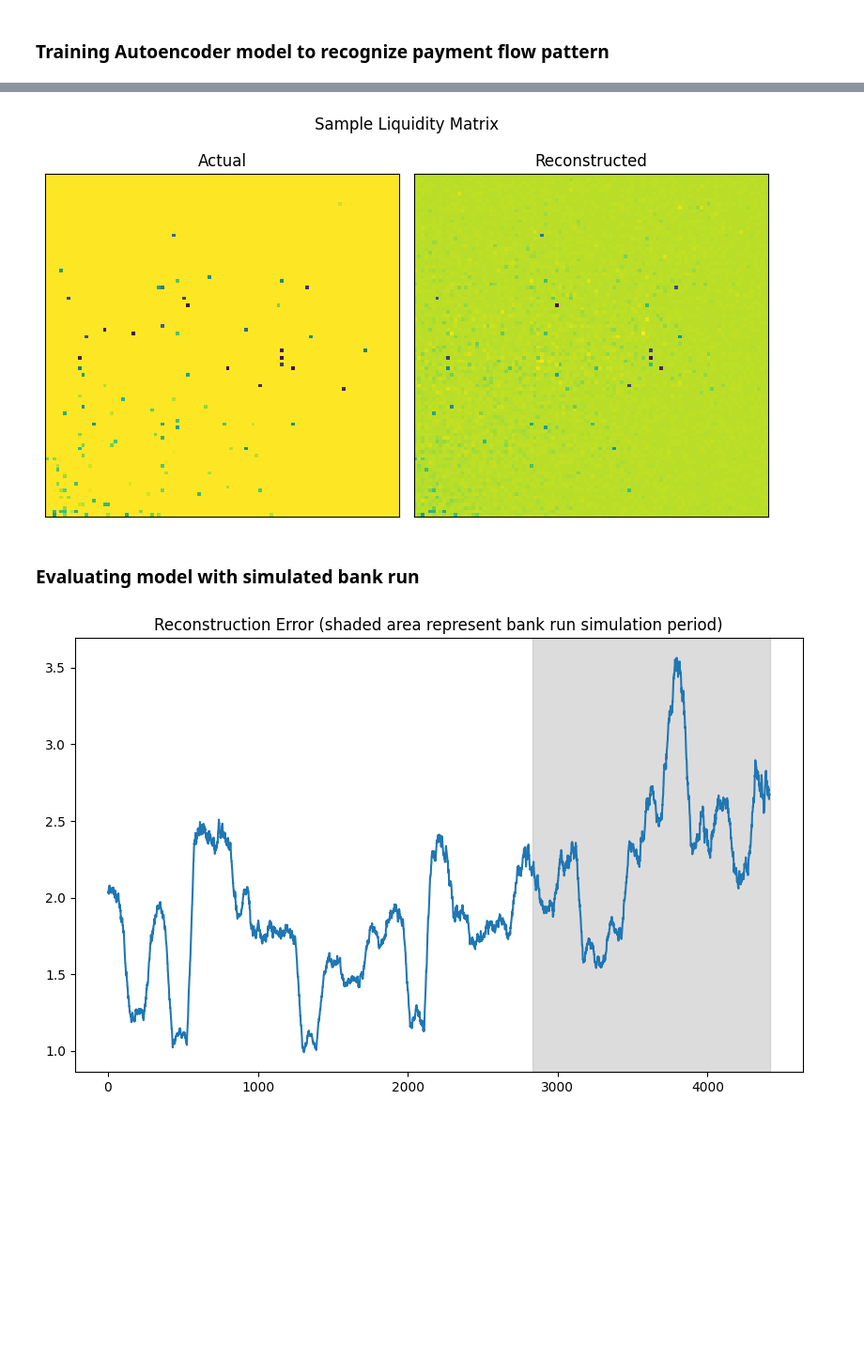
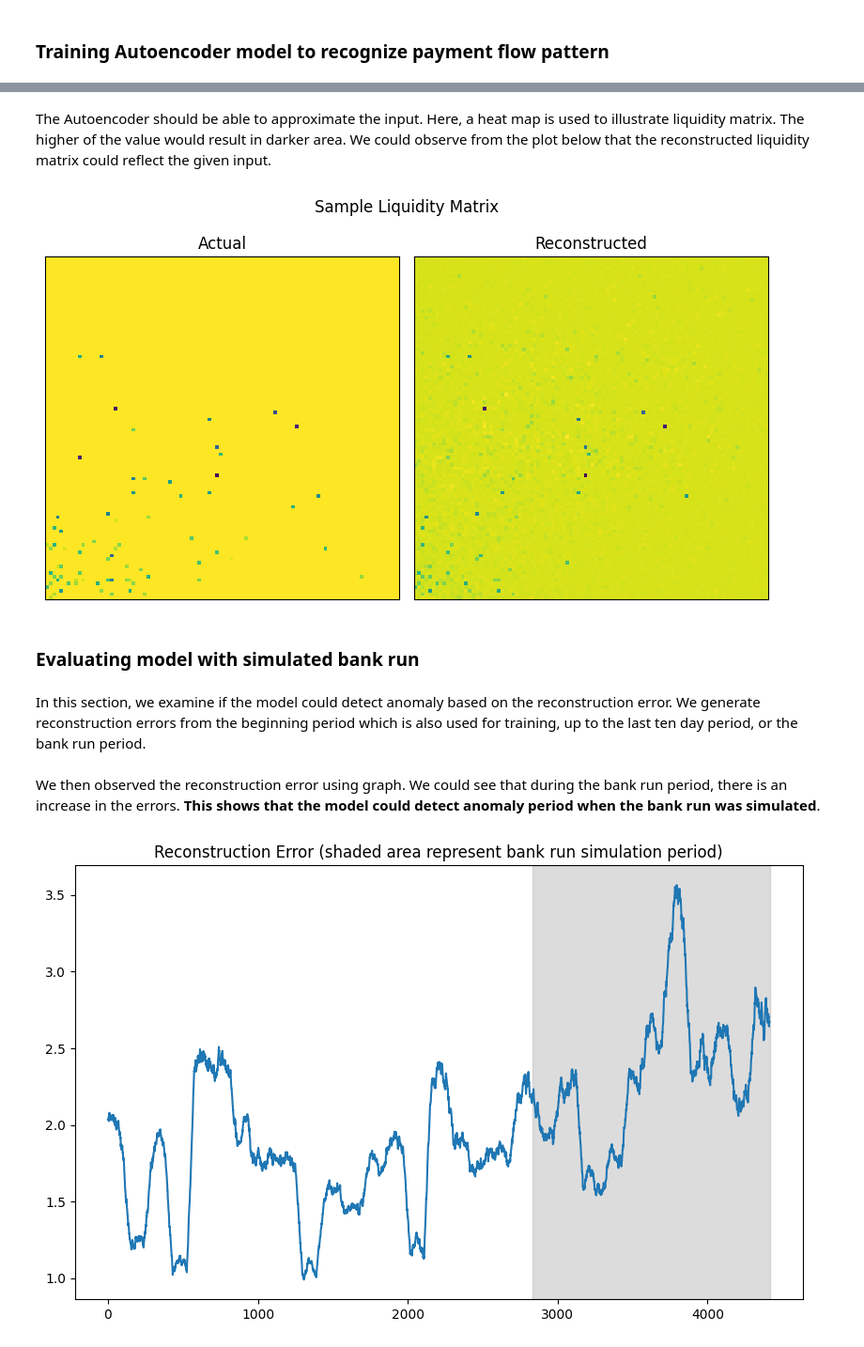
Before and after one commit to hanzholahs/payment-simulator, a Jupyter notebook: Simulasi_RTGS.ipynb, the cells around one changed output, grey strips where cells are left out. Shown: that part at 94% size. Saved outputs shown, nothing was run; the diff lists cells and outputs as text; code cells hidden in the pictures; blank space fills up the shorter version.

```diff
--- a/Simulasi_RTGS.ipynb
+++ b/Simulasi_RTGS.ipynb
@@ -361,16 +376,17 @@ df_with_bank_run
 import matplotlib.pyplot as plt
 
 # Converting 'Period' to datetime format
-df_with_bank_run['Period'] = pd.to_datetime(df_with_bank_run['Period'])
+df_plot = df_with_bank_run.copy()
+df_plot['Period'] = pd.to_datetime(df_plot['Period'])
 
 # Grouping by date and summing up the values
-df_with_bank_run['Date'] = df_with_bank_run['Period'].dt.date
-df_with_bank_run = df_with_bank_run.groupby('Date').agg({'Value': 'sum', 'new_value': 'sum'}).reset_index()
+df_plot['Date'] = df_plot['Period'].dt.date
+df_plot = df_plot.groupby('Date').agg({'Value': 'sum', 'new_value': 'sum'}).reset_index()
 
 # Plotting Value vs Bank Run Value
 plt.figure(figsize=(10, 6))
-plt.plot(df_with_bank_run['Date'], df_with_bank_run['Value'], label='Normal')
-plt.plot(df_with_bank_run['Date'], df_with_bank_run['new_value'], label='Bank Run', linestyle='--')
+plt.plot(df_plot['Date'], df_plot['Value'], label='Normal')
+plt.plot(df_plot['Date'], df_plot['new_value'], label='Bank Run', linestyle='--')
 
 # Formatting the plot
 plt.xlabel('Date')
@@ -383,7 +399,4 @@ plt.tight_layout()
 
 # Display the plot
 plt.show()
-
-# Display the plot
-plt.show()
 # %% [output]
@@ -401,12 +416,9 @@ We will examine the model itself, by comparing the input and output of the model
 # %%
 df = df_with_bank_run[['Period', 'Sender','Receiver', 'Counts']]
 df["Value"] = df_with_bank_run["new_value"]
-# df = df.set_axis(['period', 'pengirim', 'penerima', 'nominal', 'volume'], axis=1)
 
-periods = df["Period"].unique()
+periods = np.unique(df["Period"].values)
 all_banks = np.unique(df[['Sender', 'Receiver']].values)
-
-all_banks
 # %% [output]
 A value is trying to be set on a copy of a slice from a DataFrame.
 Try using .loc[row_indexer,col_indexer] = value instead
@@ -449,6 +458,7 @@ A = torch.from_numpy(A)
 # %%
 device = torch.device("cuda" if torch.cuda.is_available() else "cpu")
 
-A.to(device)
+A = A.to(device)
+A
 # %% [output]
 tensor([[0.0000, 0.0000, 0.0000,  ..., 0.0000, 0.0000, 0.0000],
@@ -522,34 +535,39 @@ Epoch [497/500], Loss: 0.0004
 Epoch [498/500], Loss: 0.0004
 Epoch [499/500], Loss: 0.0004
 Epoch [500/500], Loss: 0.0004
+# %% [markdown]
+The Autoencoder should be able to approximate the input. Here, a heat map is used to illustrate liquidity matrix. The higher of the value would result in darker area. We could observe from the plot below that the reconstructed liquidity matrix could reflect the given input.
 # %%
 num_banks = len(all_banks)
+period_id = 20
 
 # Create a figure with two subplots side by side
 fig, (ax1, ax2) = plt.subplots(1, 2, figsize=(8, 4.5))
 
 # Plot the first heatmap
-cax1 = ax1.pcolormesh(X_test[2].reshape(num_banks, num_banks).detach().cpu(), cmap='viridis_r')
+cax1 = ax1.pcolormesh(X_test[period_id].reshape(num_banks, num_banks).detach().cpu(), cmap='viridis_r')
 ax1.set_title('Actual')
 ax1.set_xticks([])
 ax1.set_yticks([])
 
 # Plot the second heatmap
-cax2 = ax2.pcolormesh(model(X_test)[2].reshape(num_banks, num_banks).detach().cpu(), cmap='viridis_r')
+cax2 = ax2.pcolormesh(model(X_test)[period_id].reshape(num_banks, num_banks).detach().cpu(), cmap='viridis_r')
 ax2.set_title('Reconstructed')
 ax2.set_xticks([])
 ax2.set_yticks([])
 
 # Adjust layout to prevent overlap
 plt.suptitle("Sample Liquidity Matrix")
 plt.tight_layout()
 
 # Show the plot
 plt.show()
 # %% [output]
-[figure, old version]
+[figure, new version]
 # %% [markdown]
 ### Evaluating model with simulated bank run
+# %% [markdown]
+In this section, we examine if the model could detect anomaly based on the reconstruction error. We generate reconstruction errors from the beginning period which is also used for training, up to the last ten day period, or the bank run period.
 # %%
 def calculate_reconstruction_error(original, reconstructed):
     return 0.5 * torch.sum((original - reconstructed) ** 2, dim=1)
@@ -562,3 +580,5 @@ with torch.no_grad():
+# %% [markdown]
+We then observed the reconstruction error using graph. We could see that during the bank run period, there is an increase in the errors. **This shows that the model could detect anomaly period when the bank run was simulated**.
 # %%
 # Visualization of Errors
 def visualize_errors(errors, smooth_window_size = 50):
```
Also changed, not shown: parts of 27 cells of this notebook.
